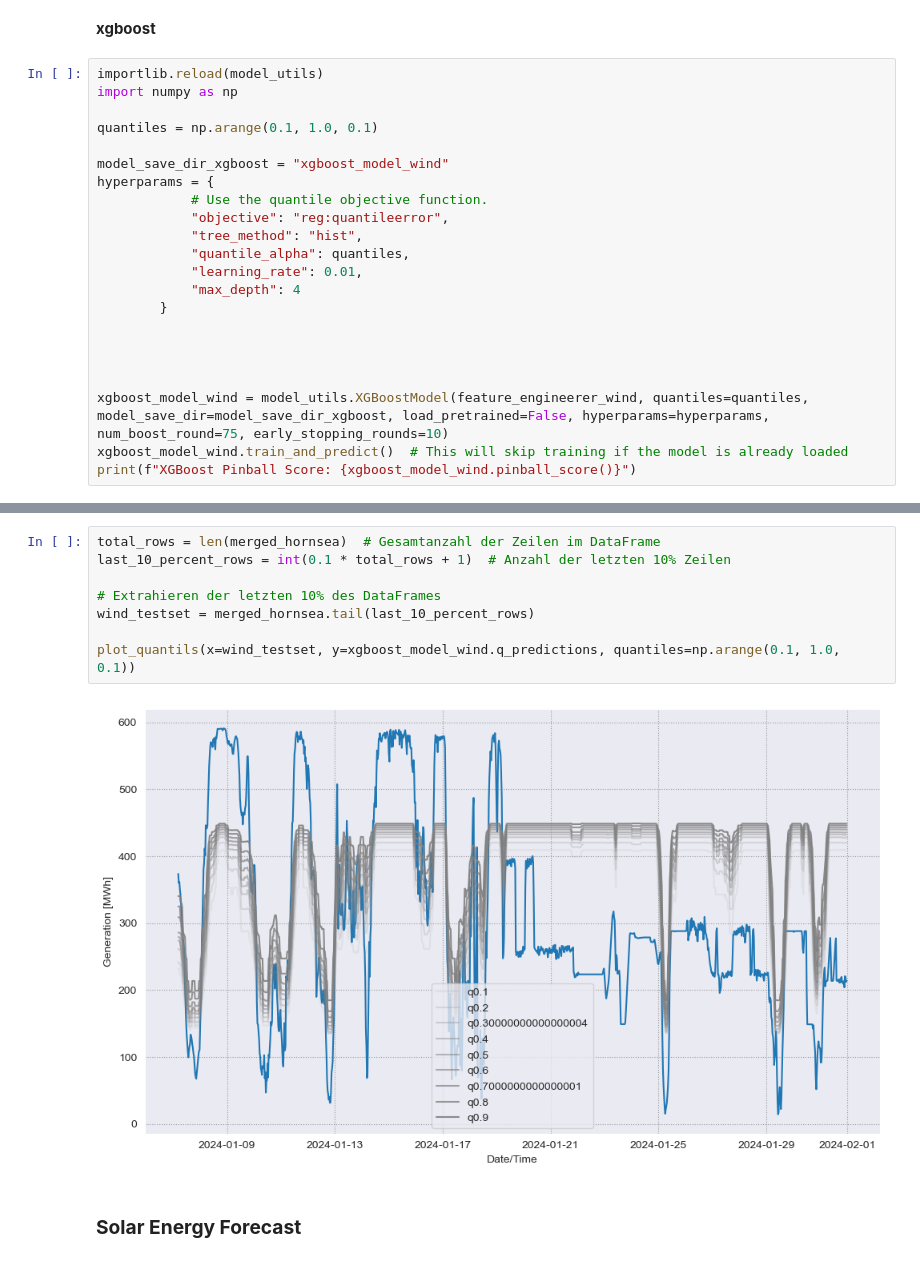
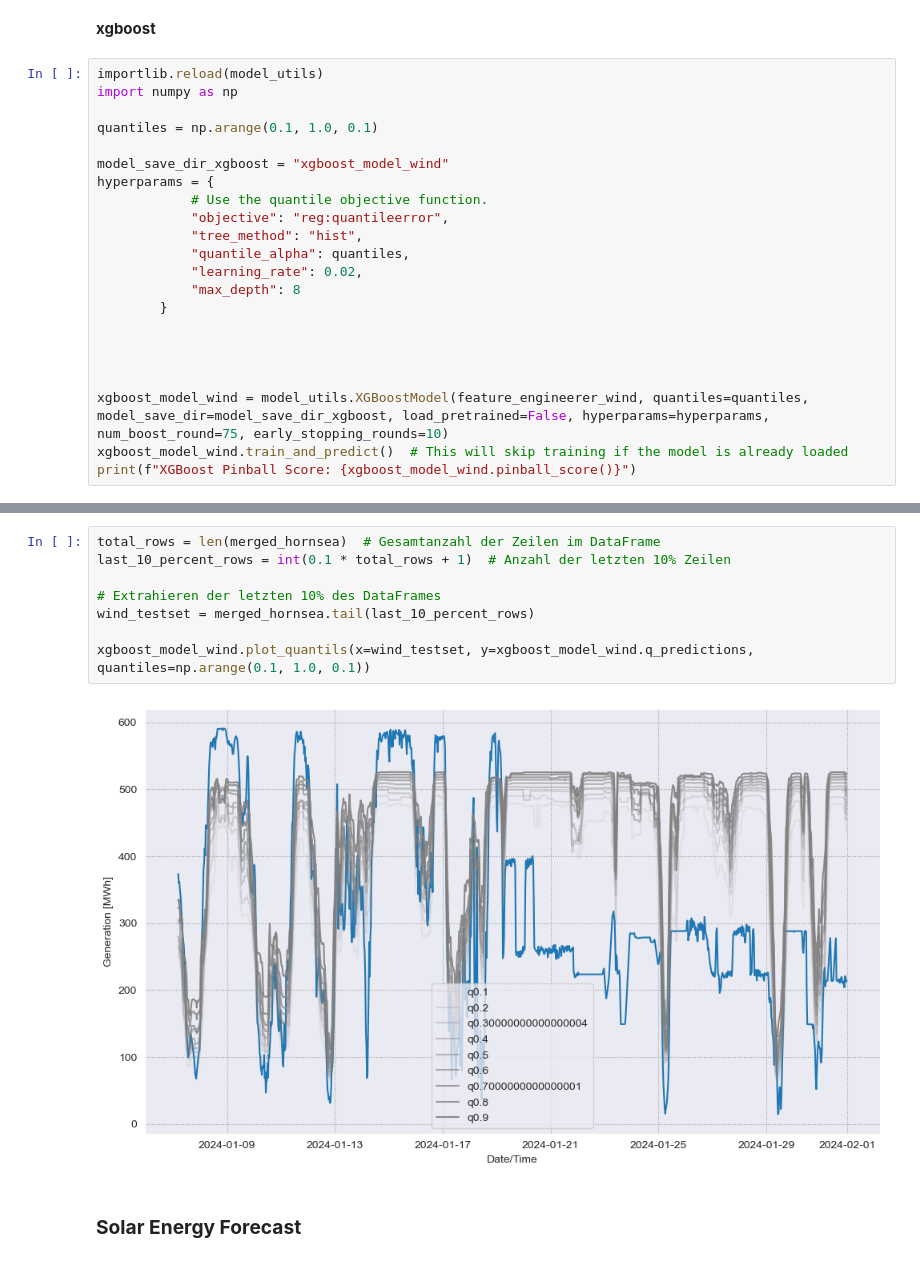
Before and after one commit to av1c3nna/awp2, a Jupyter notebook: code/model_training.ipynb, the cells around one changed output, grey strips where cells are left out. Drawn from its saved outputs; the diff is of its cells as text.

```diff
--- a/code/model_training.ipynb
+++ b/code/model_training.ipynb
@@ -171,8 +171,8 @@ hyperparams = {
             "objective": "reg:quantileerror",
             "tree_method": "hist",
             "quantile_alpha": quantiles,
-            "learning_rate": 0.01,
-            "max_depth": 4
+            "learning_rate": 0.02,
+            "max_depth": 8
         }
 
 
@@ -224,13 +224,13 @@ plt.show()
 # %%
 total_rows = len(merged_hornsea)  # Gesamtanzahl der Zeilen im DataFrame
 last_10_percent_rows = int(0.1 * total_rows + 1)  # Anzahl der letzten 10% Zeilen
 
 # Extrahieren der letzten 10% des DataFrames
 wind_testset = merged_hornsea.tail(last_10_percent_rows)
 
-plot_quantils(x=wind_testset, y=xgboost_model_wind.q_predictions, quantiles=np.arange(0.1, 1.0, 0.1))
+xgboost_model_wind.plot_quantils(x=wind_testset, y=xgboost_model_wind.q_predictions, quantiles=np.arange(0.1, 1.0, 0.1))
 # %% [output]
-[figure, old version]
+[figure, new version]
 # %% [markdown]
 ### __Solar Energy Forecast__
 # %% [markdown]
```
Also changed, not shown: parts of 3 cells of this notebook, 1 other file.
